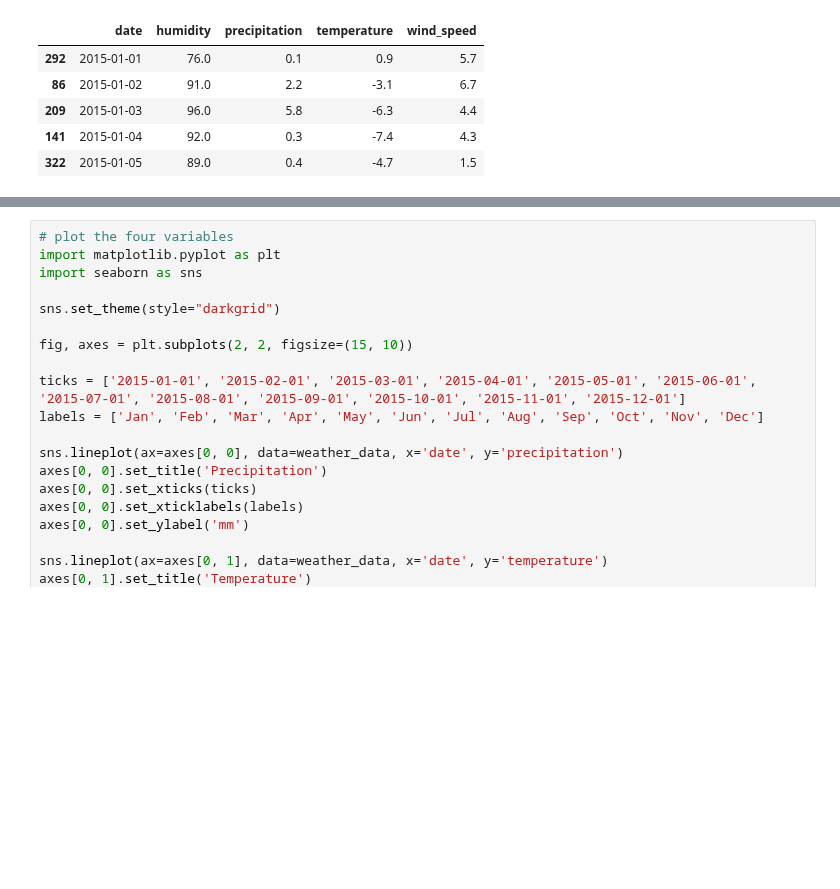
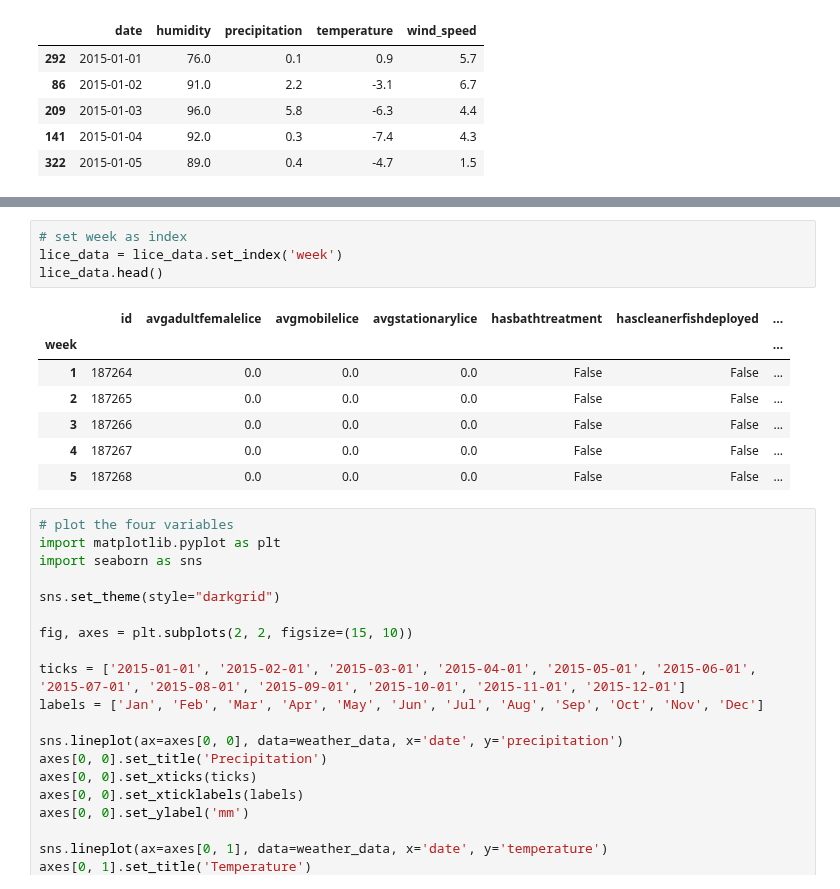
Before and after one commit to erlendrisvik/Compulsories, a Jupyter notebook: CA2/CA2.ipynb, the cells around one changed output, grey strips where cells are left out. Saved outputs shown, nothing was run; the diff lists cells and outputs as text; blank space fills up the shorter version.

```diff
--- a/CA2/CA2.ipynb
+++ b/CA2/CA2.ipynb
@@ -382,3 +379,15 @@ lice_data.head()
+# %%
+# set week as index
+lice_data = lice_data.set_index('week')
+lice_data.head()
+# %% [output]
+|  | id | avgadultfemalelice | avgmobilelice | avgstationarylice | hasbathtreatment | hascleanerfishdeployed | ... |
+| week |  |  |  |  |  |  | ... |
+| 1 | 187264 | 0.0 | 0.0 | 0.0 | False | False | ... |
+| 2 | 187265 | 0.0 | 0.0 | 0.0 | False | False | ... |
+| 3 | 187266 | 0.0 | 0.0 | 0.0 | False | False | ... |
+| 4 | 187267 | 0.0 | 0.0 | 0.0 | False | False | ... |
+| 5 | 187268 | 0.0 | 0.0 | 0.0 | False | False | ... |
 # %%
 # plot the four variables
 import matplotlib.pyplot as plt
```
Also changed, not shown: parts of 7 cells of this notebook.
